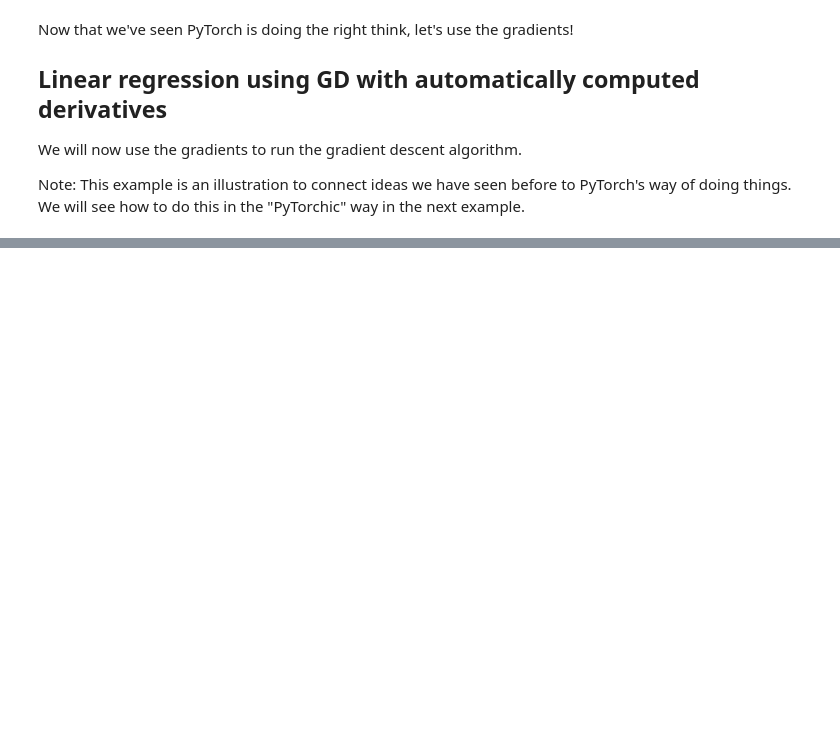
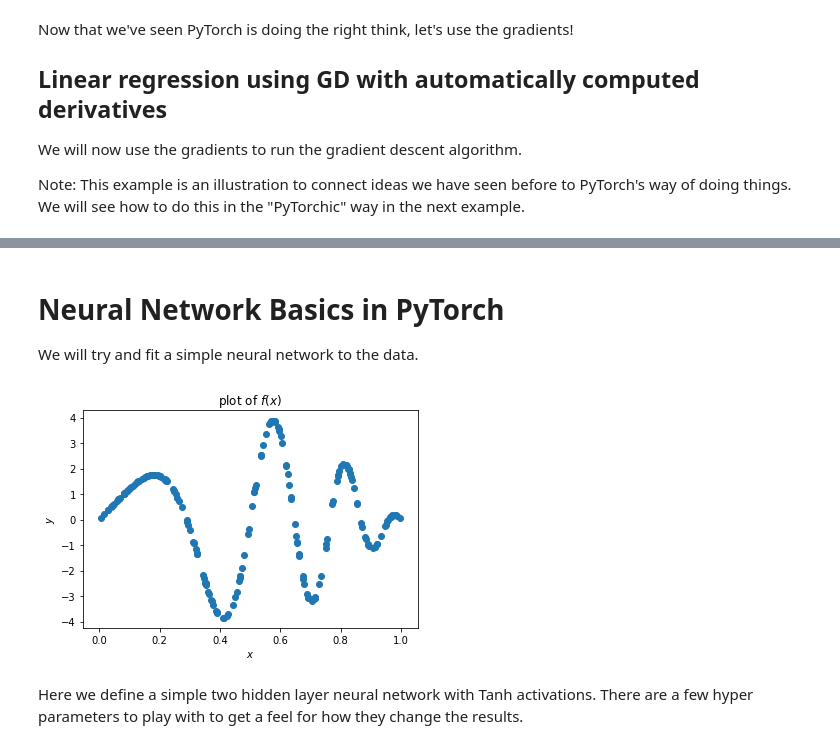
Before and after one commit to challow0/learn_django, a Jupyter notebook: code/lihongyi/pytorch-tutorial.ipynb, the cells around one changed output, grey strips where cells are left out. Saved outputs shown, nothing was run; the diff lists cells and outputs as text; code cells hidden in the pictures; blank space fills up the shorter version.

```diff
--- a/code/lihongyi/pytorch-tutorial.ipynb
+++ b/code/lihongyi/pytorch-tutorial.ipynb
@@ -342,0 +577,21 @@ estimated w      [-1.0128468  2.0019534]
+# %% [markdown]
+# Neural Network Basics in PyTorch
+We will try and fit a simple neural network to the data.
+# %%
+%matplotlib inline
+
+d = 1
+n = 200
+X = torch.rand(n,d)
+y = 4 * torch.sin(np.pi * X) * torch.cos(6*np.pi*X**2)
+
+plt.scatter(X.numpy(), y.numpy())
+plt.title('plot of $f(x)$')
+plt.xlabel('$x$')
+plt.ylabel('$y$')
+
+plt.show()
+# %% [output]
+[figure, added]
+# %% [markdown]
+Here we define a simple two hidden layer neural network with Tanh activations. There are a few hyper parameters to play with to get a feel for how they change the results.
```
Also changed, not shown: parts of 44 cells of this notebook.
